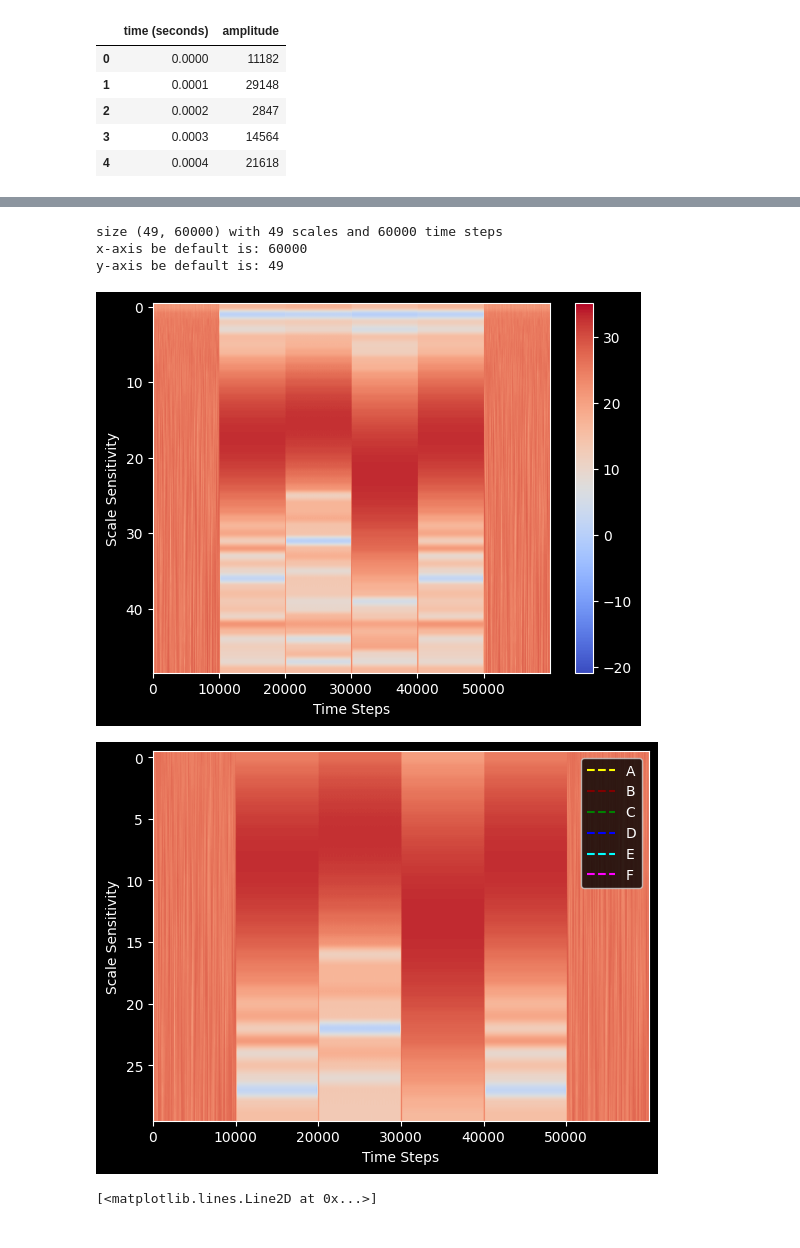
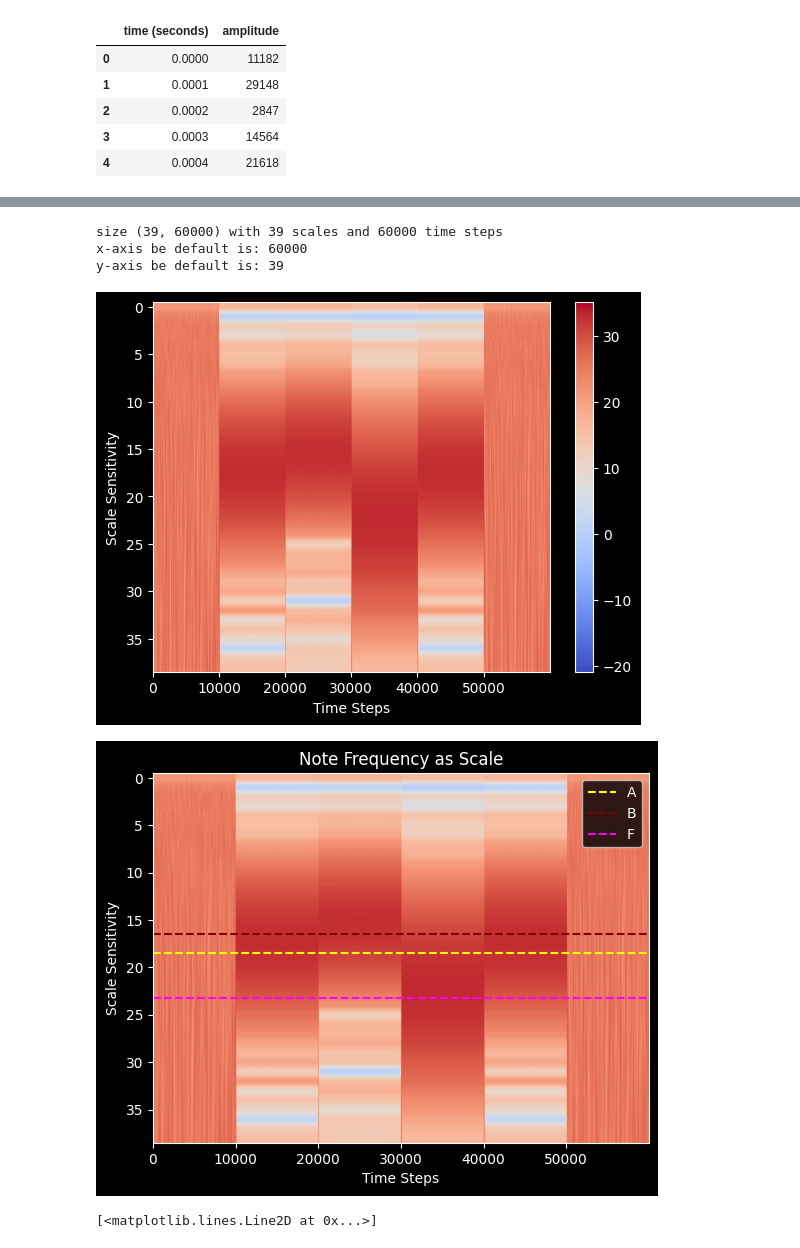
Before and after one commit to cyschneck/wavelet-tutorial, a Jupyter notebook: wavelet_spy.ipynb, the cells around one changed output, grey strips where cells are left out. Saved outputs shown, nothing was run; the diff lists cells and outputs as text; code cells hidden in the pictures.

```diff
--- a/wavelet_spy.ipynb
+++ b/wavelet_spy.ipynb
@@ -88,16 +93,11 @@ fig.show()
 # %%
-import scipy.io.wavfile
-import numpy as np
-import pywt
-import math
-
 # Amplitude determines the volume of thes ound
 # Frequency determines the chord
 
 wavelet_mother = "morl" # morlet
 
 # scale determinse how squished or stretched a wavelet is
-scales = np.arange(1, 50)
+scales = np.arange(1, 40)
 wavelet_coeffs, freqs = pywt.cwt(signalData, scales, wavelet = wavelet_mother)
 
 # Shape of wavelet transform
@@ -105,7 +105,6 @@ print(f"size {wavelet_coeffs.shape} with {wavelet_coeffs.shape[0]} scales and {w
 print(f"x-axis be default is: {wavelet_coeffs.shape[1]}")
 print(f"y-axis be default is: {wavelet_coeffs.shape[0]}")
 
-import matplotlib.pyplot as plt
 
 # Plot scalogram
 plt.style.use('dark_background')
@@ -118,37 +117,40 @@ plt.imshow(data,
 plt.colorbar()
 plt.show()
 # %% [output]
-size (49, 60000) with 49 scales and 60000 time steps
+size (39, 60000) with 39 scales and 60000 time steps
 x-axis be default is: 60000
-y-axis be default is: 49
+y-axis be default is: 39
-[figure, old version]
+[figure, new version]
 # %%
 # to convert HZ frequency to a scale = hz *.0001 (where 0.01  # 100 Hz sampling) then frequency2scale
 # note frequency in hz
-a_freq = np.log2(pywt.frequency2scale(wavelet_mother, 440*sampleRate))
+sample_rate = 1/sampleRate
+a_freq = pywt.frequency2scale(wavelet_mother, 440*sample_rate)
 plt.axhline(y=a_freq, color='yellow', linestyle='--', label='A')
-b_freq = np.log2(pywt.frequency2scale(wavelet_mother, 494*sampleRate))
+b_freq = pywt.frequency2scale(wavelet_mother, 494*sample_rate)
 plt.axhline(y=b_freq, color="maroon", linestyle='--', label='B')
-c_freq = np.log2(pywt.frequency2scale(wavelet_mother, 261*sampleRate))
-plt.axhline(y=c_freq, color='green', linestyle='--', label='C')
-d_freq = np.log2(pywt.frequency2scale(wavelet_mother, 293*sampleRate))
-plt.axhline(y=d_freq, color='blue', linestyle='--', label='D')
-e_freq = np.log2(pywt.frequency2scale(wavelet_mother, 350*sampleRate))
-plt.axhline(y=e_freq, color='cyan', linestyle='--', label='E')
-f_freq = np.log2(pywt.frequency2scale(wavelet_mother, 391*sampleRate))
+c_freq = pywt.frequency2scale(wavelet_mother, 261*sample_rate)
+#plt.axhline(y=c_freq, color='green', linestyle='--', label='C')
+d_freq = pywt.frequency2scale(wavelet_mother, 293*sample_rate)
+#plt.axhline(y=d_freq, color='blue', linestyle='--', label='D')
+e_freq = pywt.frequency2scale(wavelet_mother, 330*sample_rate)
+#plt.axhline(y=e_freq, color='cyan', linestyle='--', label='E')
+f_freq = pywt.frequency2scale(wavelet_mother, 350*sample_rate)
 plt.axhline(y=f_freq, color='fuchsia', linestyle='--', label='F')
 
 plt.style.use('dark_background')
 data = np.log2(np.square(abs(wavelet_coeffs))) # compare the magntiude
+plt.title("Note Frequency as Scale")
 plt.xlabel("Time Steps")
 plt.ylabel("Scale Sensitivity")
 plt.imshow(data,
            vmax=(data).max(), vmin=(data).min(),
            cmap="coolwarm", aspect="auto")
 plt.legend()
+plt.savefig("expected.png")
 plt.show()
 # %% [output]
-[figure, old version]
+[figure, new version]
 # %%
 # Useful to determine the right range of scales
 plt.style.use('dark_background')
```
Also changed, not shown: parts of 3 cells of this notebook, 1 other file.
